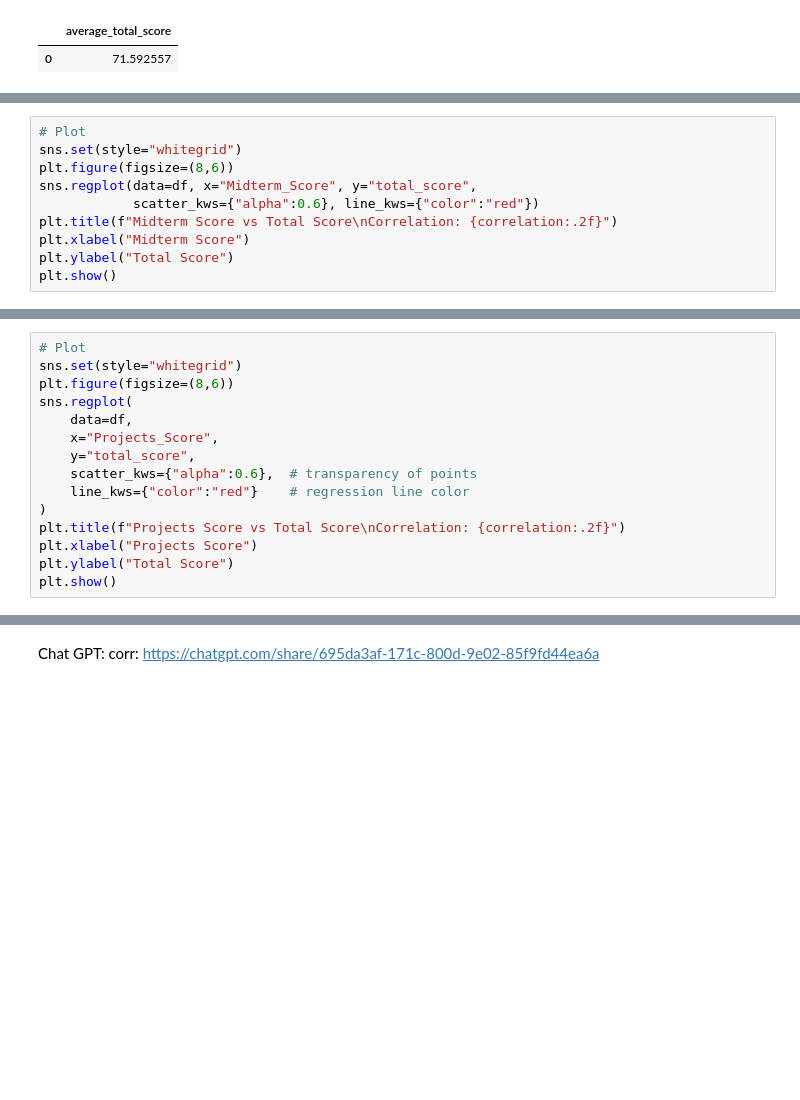
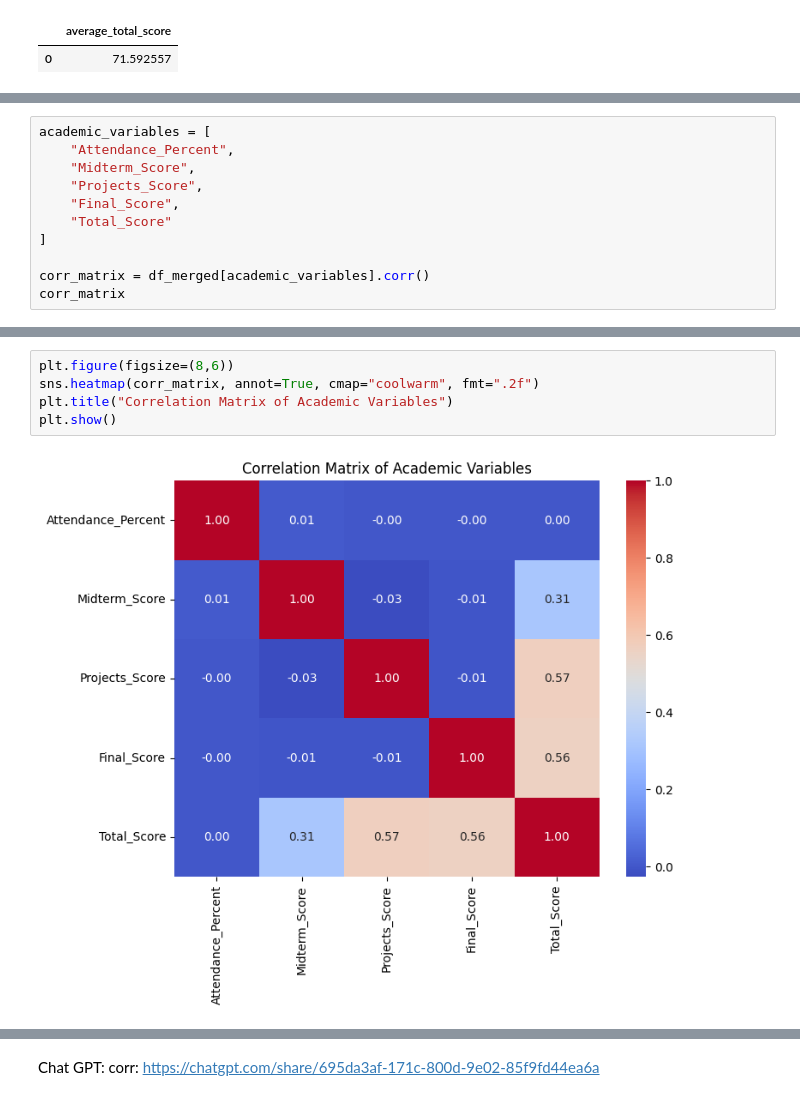
Before and after one commit to seasid3/programming-for-data-analytics-project, a Jupyter notebook: student_outcomes.ipynb, the cells around one changed output, grey strips where cells are left out. Cells and saved outputs as stored; diff of their text form; blank space fills up the shorter version.

```diff
--- a/student_outcomes.ipynb
+++ b/student_outcomes.ipynb
@@ -355,10 +187,0 @@ Correlation between Midterm Score and Total Score: 0.31
-# %%
-# Plot
-sns.set(style="whitegrid")
-plt.figure(figsize=(8,6))
-sns.regplot(data=df, x="Midterm_Score", y="total_score",
-            scatter_kws={"alpha":0.6}, line_kws={"color":"red"})
-plt.title(f"Midterm Score vs Total Score\nCorrelation: {correlation:.2f}")
-plt.xlabel("Midterm Score")
-plt.ylabel("Total Score")
-plt.show()
@@ -383,15 +187,0 @@ Correlation between Projects Score and Total Score: 0.57
-# %%
-# Plot
-sns.set(style="whitegrid")
-plt.figure(figsize=(8,6))
-sns.regplot(
-    data=df,
-    x="Projects_Score",
-    y="total_score",
-    scatter_kws={"alpha":0.6},  # transparency of points
-    line_kws={"color":"red"}    # regression line color
-)
-plt.title(f"Projects Score vs Total Score\nCorrelation: {correlation:.2f}")
-plt.xlabel("Projects Score")
-plt.ylabel("Total Score")
-plt.show()
@@ -399,0 +215,11 @@ plt.show()
+# %%
+academic_variables = [
+    "Attendance_Percent",
+    "Midterm_Score",
+    "Projects_Score",
+    "Final_Score",
+    "Total_Score"
+]
+
+corr_matrix = df_merged[academic_variables].corr()
+corr_matrix
@@ -399,0 +233,7 @@ plt.show()
+# %%
+plt.figure(figsize=(8,6))
+sns.heatmap(corr_matrix, annot=True, cmap="coolwarm", fmt=".2f")
+plt.title("Correlation Matrix of Academic Variables")
+plt.show()
+# %% [output]
+[figure, added]
```
Also changed, not shown: parts of 60 cells of this notebook, 2 other files.
